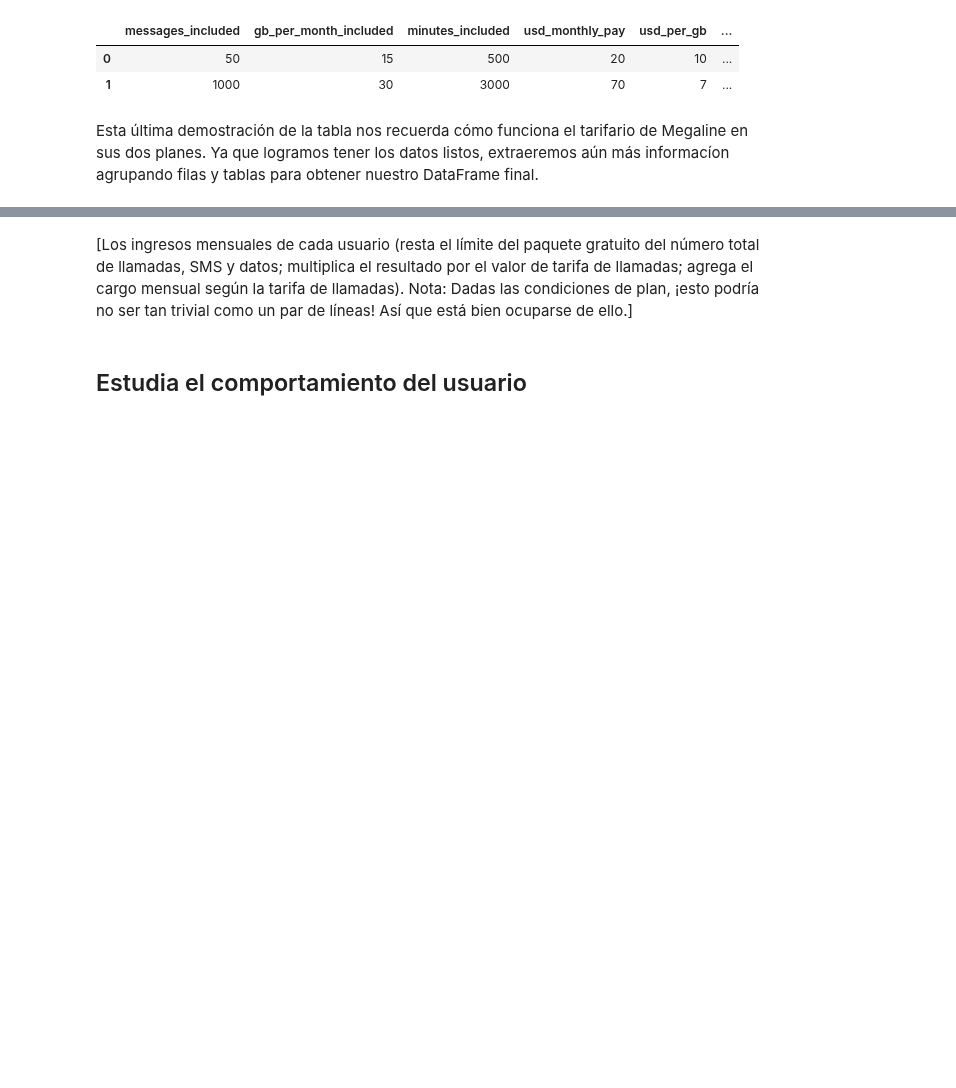
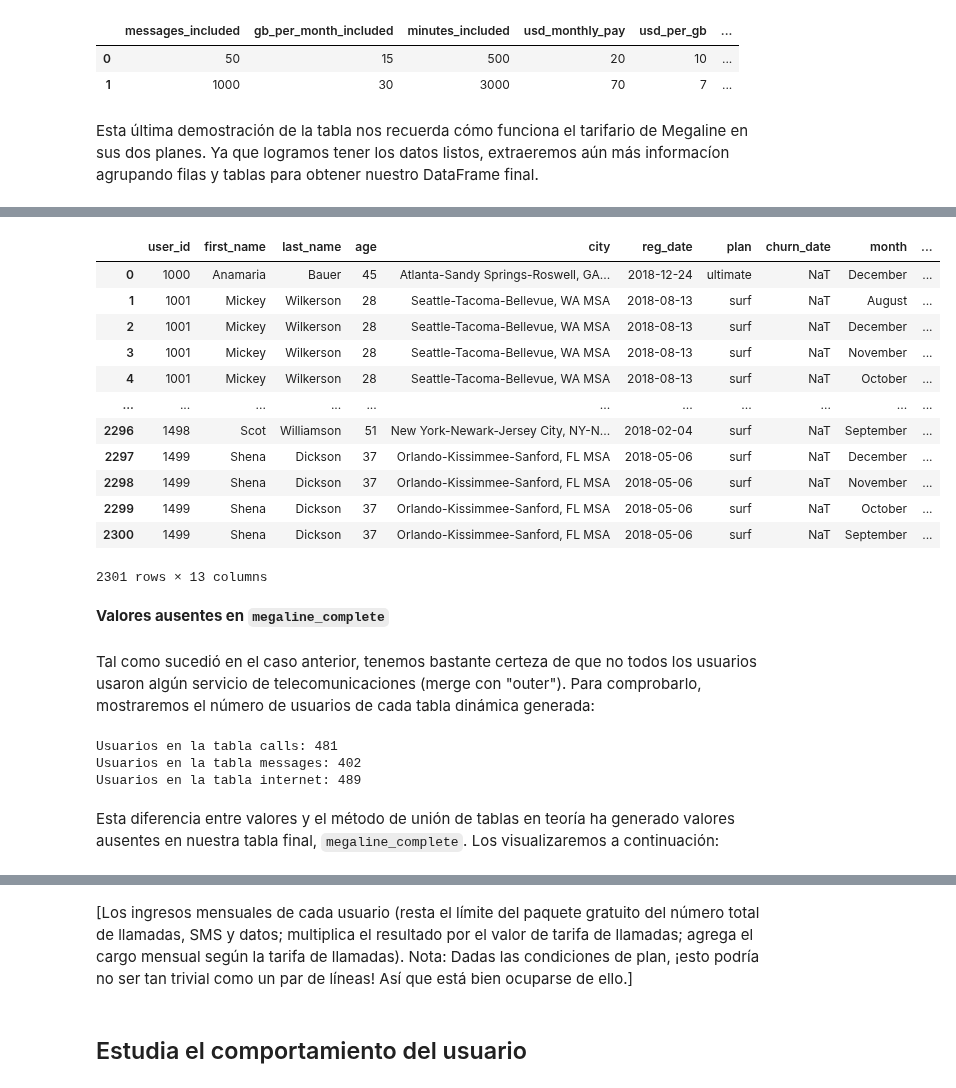
Before and after one commit to ChristianMartinezCaceres/Practicum-portfolio, a Jupyter notebook: 04_phone_plan_analysis/phone_plan_analysis_notebook.ipynb, the cells around one changed output, grey strips where cells are left out. Drawn from its saved outputs; the diff is of its cells as text; code cells hidden in the pictures; blank space fills up the shorter version.

```diff
--- a/04_phone_plan_analysis/phone_plan_analysis_notebook.ipynb
+++ b/04_phone_plan_analysis/phone_plan_analysis_notebook.ipynb
@@ -699,0 +835,31 @@ Esta última demostración de la tabla nos recuerda cómo funciona el tarifario
+# %%
+megaline_complete = megaline_complete.drop([612, 1285]).reset_index(drop=True)
+megaline_complete
+# %% [output]
+|  | user_id | first_name | last_name | age | city | reg_date | plan | churn_date | month | ... |
+| 0 | 1000 | Anamaria | Bauer | 45 | Atlanta-Sandy Springs-Roswell, GA... | 2018-12-24 | ultimate | NaT | December | ... |
+| 1 | 1001 | Mickey | Wilkerson | 28 | Seattle-Tacoma-Bellevue, WA MSA | 2018-08-13 | surf | NaT | August | ... |
+| 2 | 1001 | Mickey | Wilkerson | 28 | Seattle-Tacoma-Bellevue, WA MSA | 2018-08-13 | surf | NaT | December | ... |
+| 3 | 1001 | Mickey | Wilkerson | 28 | Seattle-Tacoma-Bellevue, WA MSA | 2018-08-13 | surf | NaT | November | ... |
+| 4 | 1001 | Mickey | Wilkerson | 28 | Seattle-Tacoma-Bellevue, WA MSA | 2018-08-13 | surf | NaT | October | ... |
+| ... | ... | ... | ... | ... | ... | ... | ... | ... | ... | ... |
+| 2296 | 1498 | Scot | Williamson | 51 | New York-Newark-Jersey City, NY-N... | 2018-02-04 | surf | NaT | September | ... |
+| 2297 | 1499 | Shena | Dickson | 37 | Orlando-Kissimmee-Sanford, FL MSA | 2018-05-06 | surf | NaT | December | ... |
+| 2298 | 1499 | Shena | Dickson | 37 | Orlando-Kissimmee-Sanford, FL MSA | 2018-05-06 | surf | NaT | November | ... |
+| 2299 | 1499 | Shena | Dickson | 37 | Orlando-Kissimmee-Sanford, FL MSA | 2018-05-06 | surf | NaT | October | ... |
+| 2300 | 1499 | Shena | Dickson | 37 | Orlando-Kissimmee-Sanford, FL MSA | 2018-05-06 | surf | NaT | September | ... |
+2301 rows × 13 columns
+# %% [markdown]
+**Valores ausentes en ``megaline_complete``**
+# %% [markdown]
+Tal como sucedió en el caso anterior, tenemos bastante certeza de que no todos los usuarios usaron algún servicio de telecomunicaciones (merge con "outer"). Para comprobarlo, mostraremos el número de usuarios de cada tabla dinámica generada:
+# %%
+print(f"Usuarios en la tabla calls: {len(calls['user_id'].unique())}")
+print(f"Usuarios en la tabla messages: {len(messages['user_id'].unique())}")
+print(f"Usuarios en la tabla internet: {len(internet['user_id'].unique())}")
+# %% [output]
+Usuarios en la tabla calls: 481
+Usuarios en la tabla messages: 402
+Usuarios en la tabla internet: 489
+# %% [markdown]
+Esta diferencia entre valores y el método de unión de tablas en teoría ha generado valores ausentes en nuestra tabla final, ``megaline_complete``. Los visualizaremos a continuación:
```
Also changed, not shown: parts of 33 cells of this notebook.
